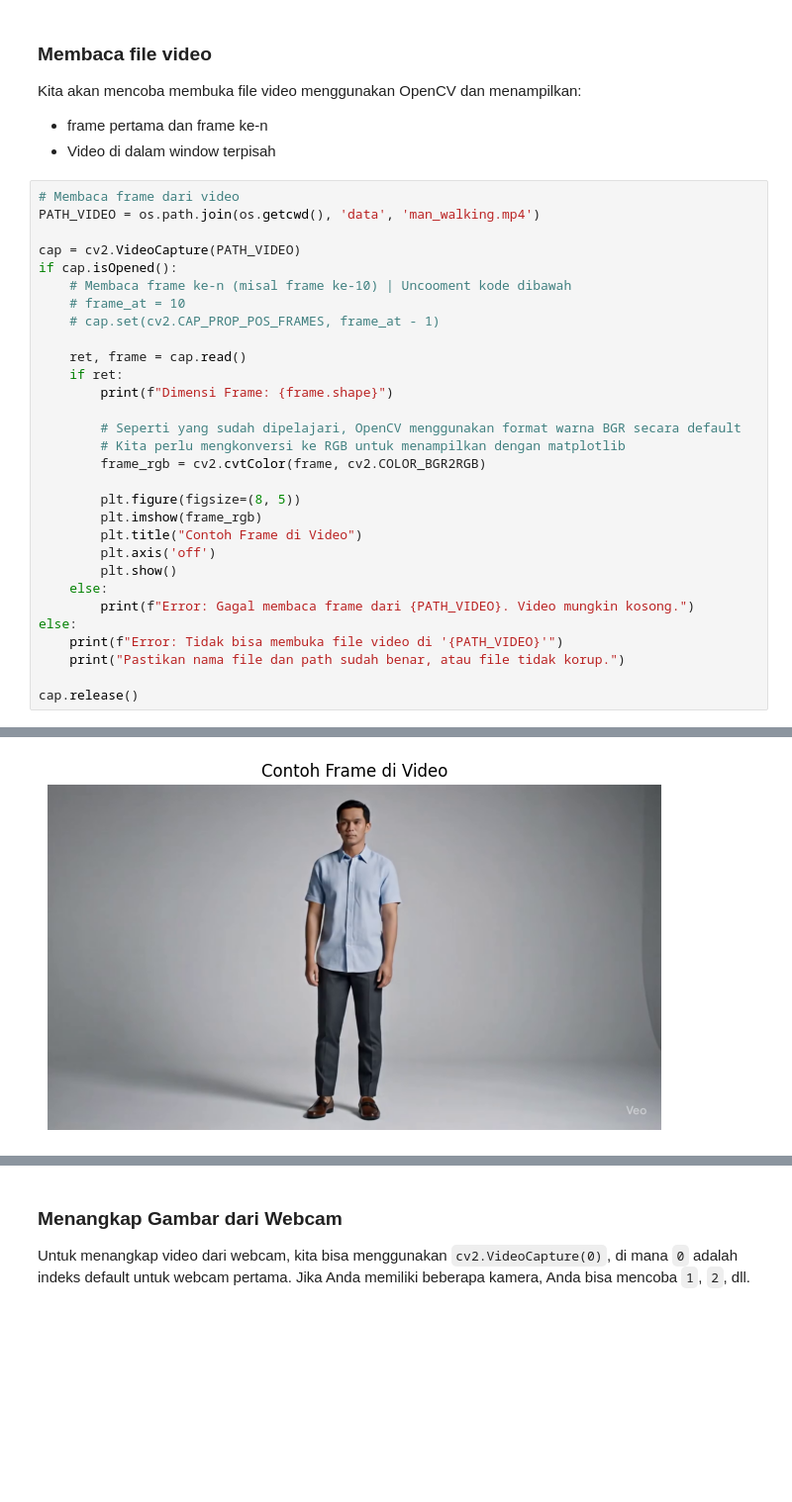
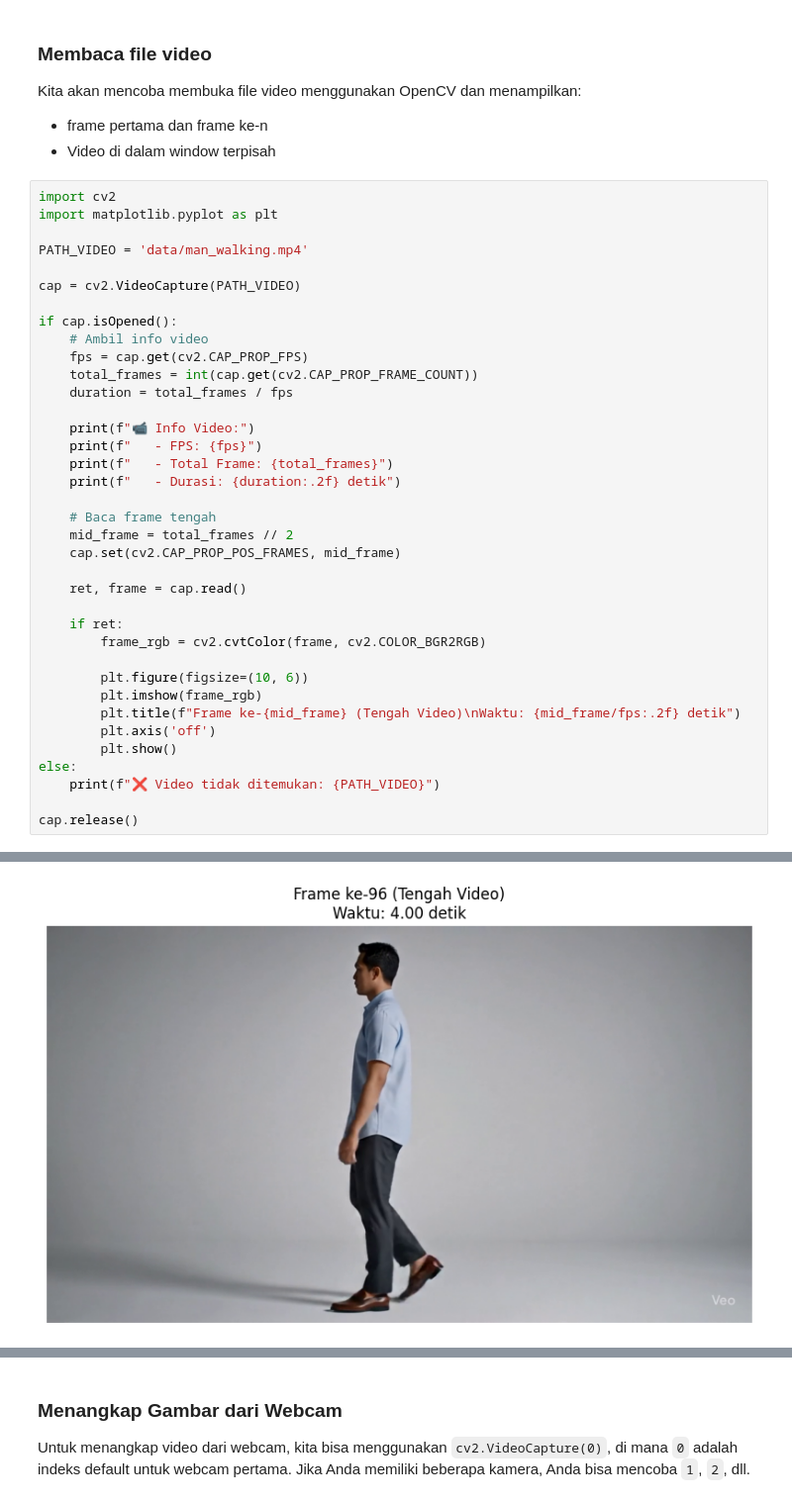
Before and after one commit to aji-ptn/Pengolahan_Multimedia, a Jupyter notebook: 12_video_processing_week1.ipynb, the cells around one changed output, grey strips where cells are left out. Shown at 99% size. Cells and saved outputs as stored; diff of their text form; blank space fills up the shorter version.

```diff
--- a/12_video_processing_week1.ipynb
+++ b/12_video_processing_week1.ipynb
@@ -54,33 +54,40 @@ Kita akan mencoba membuka file video menggunakan OpenCV dan menampilkan:
 - frame pertama dan frame ke-n
 - Video di dalam window terpisah
 # %%
-# Membaca frame dari video
-PATH_VIDEO = os.path.join(os.getcwd(), 'data', 'man_walking.mp4')
+import cv2
+import matplotlib.pyplot as plt
+
+PATH_VIDEO = 'data/man_walking.mp4'
 
 cap = cv2.VideoCapture(PATH_VIDEO)
+
 if cap.isOpened():
-    # Membaca frame ke-n (misal frame ke-10) | Uncooment kode dibawah
-    # frame_at = 10
-    # cap.set(cv2.CAP_PROP_POS_FRAMES, frame_at - 1)
+    # Ambil info video
+    fps = cap.get(cv2.CAP_PROP_FPS)
+    total_frames = int(cap.get(cv2.CAP_PROP_FRAME_COUNT))
+    duration = total_frames / fps
+
+    print(f"📹 Info Video:")
+    print(f"   - FPS: {fps}")
+    print(f"   - Total Frame: {total_frames}")
+    print(f"   - Durasi: {duration:.2f} detik")
+
+    # Baca frame tengah
+    mid_frame = total_frames // 2
+    cap.set(cv2.CAP_PROP_POS_FRAMES, mid_frame)
 
     ret, frame = cap.read()
+
     if ret:
-        print(f"Dimensi Frame: {frame.shape}")
-
-        # Seperti yang sudah dipelajari, OpenCV menggunakan format warna BGR secara default
-        # Kita perlu mengkonversi ke RGB untuk menampilkan dengan matplotlib
         frame_rgb = cv2.cvtColor(frame, cv2.COLOR_BGR2RGB)
 
-        plt.figure(figsize=(8, 5))
+        plt.figure(figsize=(10, 6))
         plt.imshow(frame_rgb)
-        plt.title("Contoh Frame di Video")
+        plt.title(f"Frame ke-{mid_frame} (Tengah Video)\nWaktu: {mid_frame/fps:.2f} detik")
         plt.axis('off')
         plt.show()
-    else:
-        print(f"Error: Gagal membaca frame dari {PATH_VIDEO}. Video mungkin kosong.")
 else:
-    print(f"Error: Tidak bisa membuka file video di '{PATH_VIDEO}'")
-    print("Pastikan nama file dan path sudah benar, atau file tidak korup.")
+    print(f"❌ Video tidak ditemukan: {PATH_VIDEO}")
 
 cap.release()
 # %% [output]
@@ -88,2 +98,2 @@ Dimensi Frame: (720, 1280, 3)
-[figure, old version]
+[figure, new version]
 # %%
```
Also changed, not shown: parts of 7 cells of this notebook, 40 other files.
